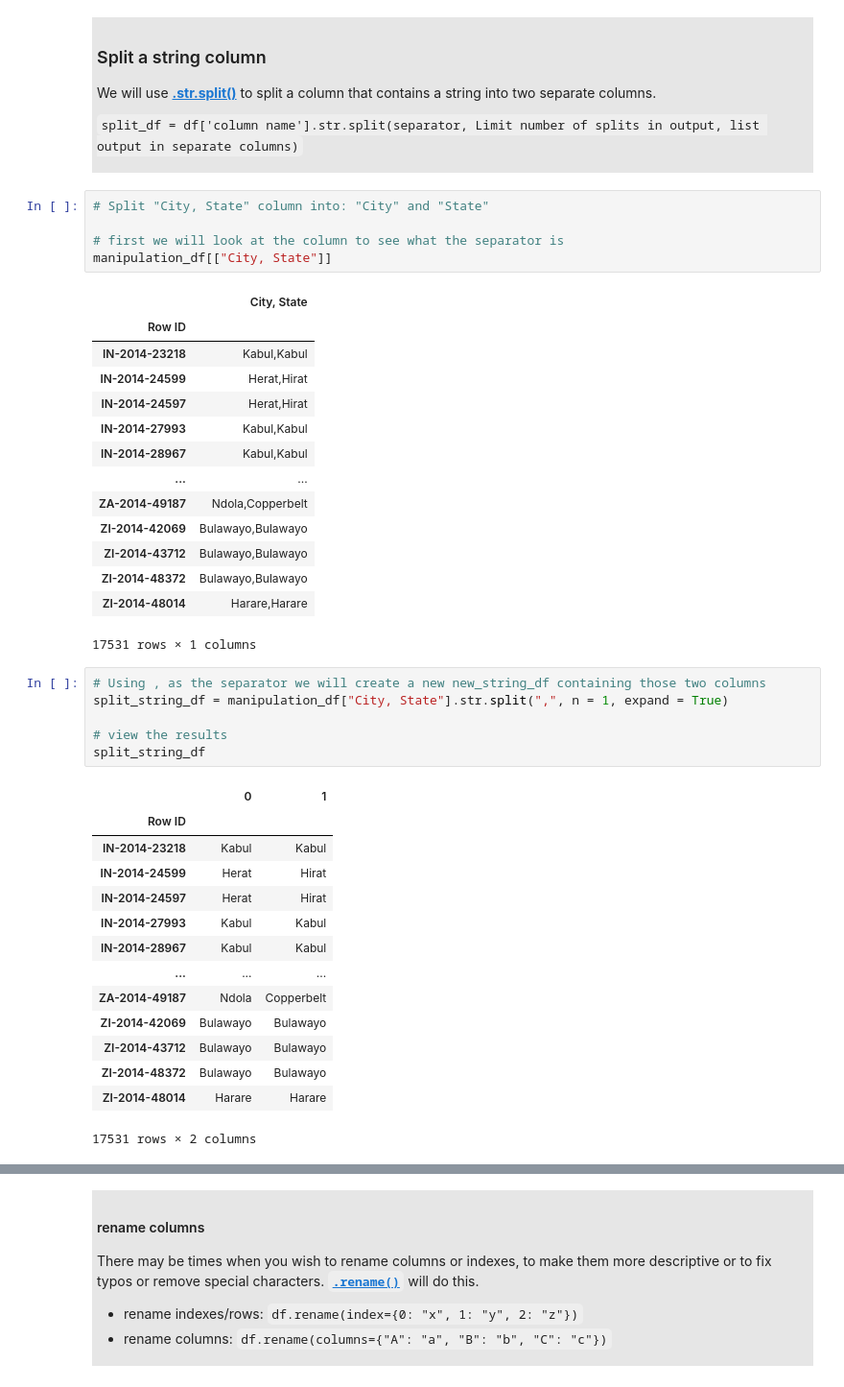
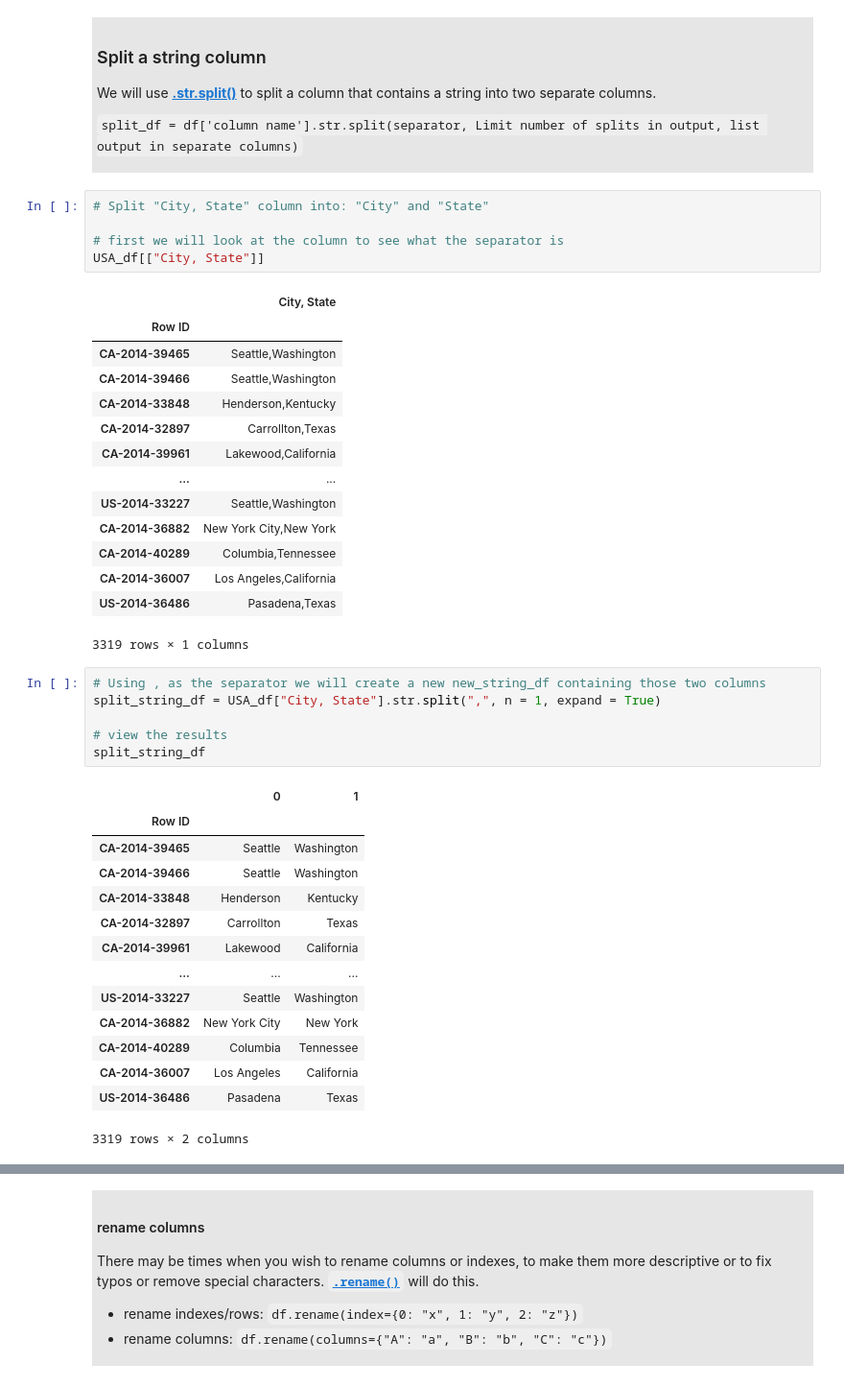
Before and after one commit to AllenInstitute/swdb_2022_python_bootcamp, a Jupyter notebook: PythonBootcamp/06_Introduction_to_Pandas.ipynb, the cells around one changed output, grey strips where cells are left out. Shown at 96% size. Saved outputs shown, nothing was run; the diff lists cells and outputs as text.

```diff
--- a/PythonBootcamp/06_Introduction_to_Pandas.ipynb
+++ b/PythonBootcamp/06_Introduction_to_Pandas.ipynb
@@ -1072,43 +1078,43 @@ We will use **[.str.split()](https://pandas.pydata.org/docs/reference/api/pandas
 # Split "City, State" column into: "City" and "State"
 
 # first we will look at the column to see what the separator is
-manipulation_df[["City, State"]]
+USA_df[["City, State"]]
 # %% [output]
 |  | City, State |
 | Row ID |  |
-| IN-2014-23218 | Kabul,Kabul |
-| IN-2014-24599 | Herat,Hirat |
-| IN-2014-24597 | Herat,Hirat |
-| IN-2014-27993 | Kabul,Kabul |
-| IN-2014-28967 | Kabul,Kabul |
+| CA-2014-39465 | Seattle,Washington |
+| CA-2014-39466 | Seattle,Washington |
+| CA-2014-33848 | Henderson,Kentucky |
+| CA-2014-32897 | Carrollton,Texas |
+| CA-2014-39961 | Lakewood,California |
 | ... | ... |
-| ZA-2014-49187 | Ndola,Copperbelt |
-| ZI-2014-42069 | Bulawayo,Bulawayo |
-| ZI-2014-43712 | Bulawayo,Bulawayo |
-| ZI-2014-48372 | Bulawayo,Bulawayo |
-| ZI-2014-48014 | Harare,Harare |
+| US-2014-33227 | Seattle,Washington |
+| CA-2014-36882 | New York City,New York |
+| CA-2014-40289 | Columbia,Tennessee |
+| CA-2014-36007 | Los Angeles,California |
+| US-2014-36486 | Pasadena,Texas |
-17531 rows × 1 columns
+3319 rows × 1 columns
 # %%
 # Using , as the separator we will create a new new_string_df containing those two columns
-split_string_df = manipulation_df["City, State"].str.split(",", n = 1, expand = True)
+split_string_df = USA_df["City, State"].str.split(",", n = 1, expand = True)
 
 # view the results
 split_string_df
 # %% [output]
 |  | 0 | 1 |
 | Row ID |  |  |
-| IN-2014-23218 | Kabul | Kabul |
-| IN-2014-24599 | Herat | Hirat |
-| IN-2014-24597 | Herat | Hirat |
-| IN-2014-27993 | Kabul | Kabul |
-| IN-2014-28967 | Kabul | Kabul |
+| CA-2014-39465 | Seattle | Washington |
+| CA-2014-39466 | Seattle | Washington |
+| CA-2014-33848 | Henderson | Kentucky |
+| CA-2014-32897 | Carrollton | Texas |
+| CA-2014-39961 | Lakewood | California |
 | ... | ... | ... |
-| ZA-2014-49187 | Ndola | Copperbelt |
-| ZI-2014-42069 | Bulawayo | Bulawayo |
-| ZI-2014-43712 | Bulawayo | Bulawayo |
-| ZI-2014-48372 | Bulawayo | Bulawayo |
-| ZI-2014-48014 | Harare | Harare |
+| US-2014-33227 | Seattle | Washington |
+| CA-2014-36882 | New York City | New York |
+| CA-2014-40289 | Columbia | Tennessee |
+| CA-2014-36007 | Los Angeles | California |
+| US-2014-36486 | Pasadena | Texas |
-17531 rows × 2 columns
+3319 rows × 2 columns
 # %% [markdown]
 <a id='rename'></a>
 # %% [markdown]
```
Also changed, not shown: parts of 47 cells of this notebook.
